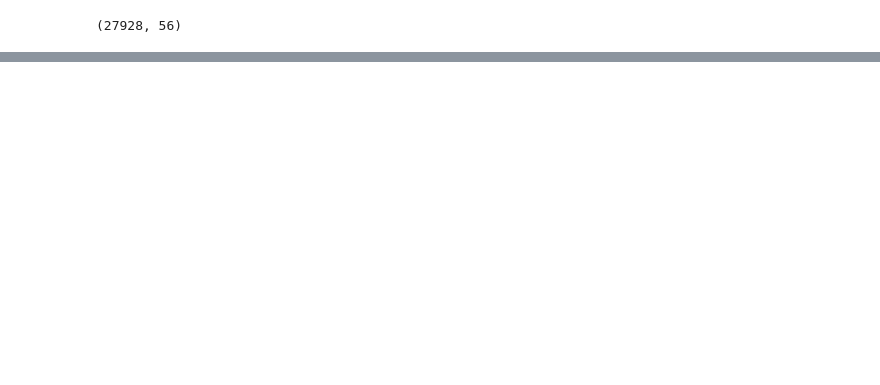
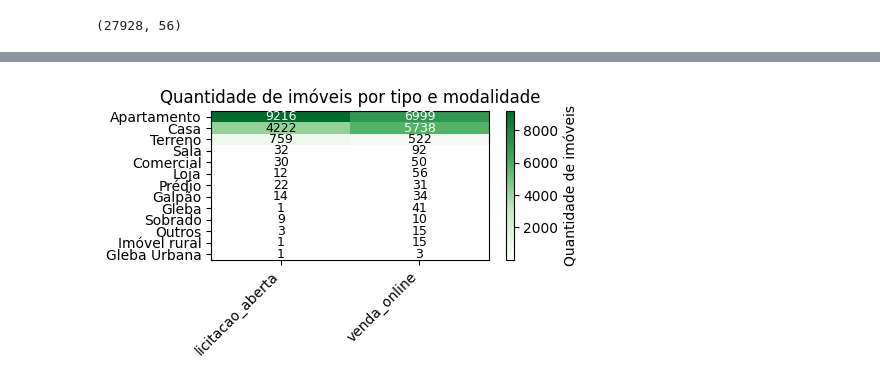
Before and after one commit to jadersantana/py-2025-epge-dados1-finalassignment, a Jupyter notebook: notebooks/02_modeling_loop.ipynb, the cells around one changed output, grey strips where cells are left out. Drawn from its saved outputs; the diff is of its cells as text; code cells hidden in the pictures; blank space fills up the shorter version.

```diff
--- a/notebooks/02_modeling_loop.ipynb
+++ b/notebooks/02_modeling_loop.ipynb
@@ -135,0 +140,58 @@ X.shape
+# %%
+import matplotlib.pyplot as plt
+import numpy as np
+from matplotlib.colors import LinearSegmentedColormap
+
+# matriz tipo x modalidade
+matriz = (
+    summary_ano
+      .pivot_table(
+          index="tipo",
+          columns="modalidade_de_venda.x",
+          values="qtd_imoveis",
+          aggfunc="sum",
+          fill_value=0
+      )
+)
+
+matriz = matriz.loc[matriz.sum(axis=1).sort_values(ascending=False).index, :]
+
+# paleta: branco → verde escuro
+cmap = LinearSegmentedColormap.from_list(
+    "white_to_green",
+    ["#ffffff", "#c7e9c0", "#41ab5d", "#006d2c"]
+)
+
+plt.figure(figsize=(5, 3))  # aumenta eixo X
+img = plt.imshow(matriz.values, cmap=cmap, aspect="auto")
+
+plt.colorbar(img, label="Quantidade de imóveis")
+
+# eixos
+plt.xticks(
+    np.arange(len(matriz.columns)),
+    matriz.columns,
+    rotation=45,
+    ha="right"
+)
+plt.yticks(
+    np.arange(len(matriz.index)),
+    matriz.index
+)
+
+# valores dentro das células
+for i in range(matriz.shape[0]):
+    for j in range(matriz.shape[1]):
+        valor = matriz.values[i, j]
+        plt.text(
+            j, i, int(valor),
+            ha="center", va="center",
+            color="black" if valor < matriz.values.max() * 0.6 else "white",
+            fontsize=9
+        )
+
+plt.title("Quantidade de imóveis por tipo e modalidade")
+plt.tight_layout()
+plt.show()
+# %% [output]
+[figure, added]
```
Also changed, not shown: parts of 24 cells of this notebook, 10 other files.
